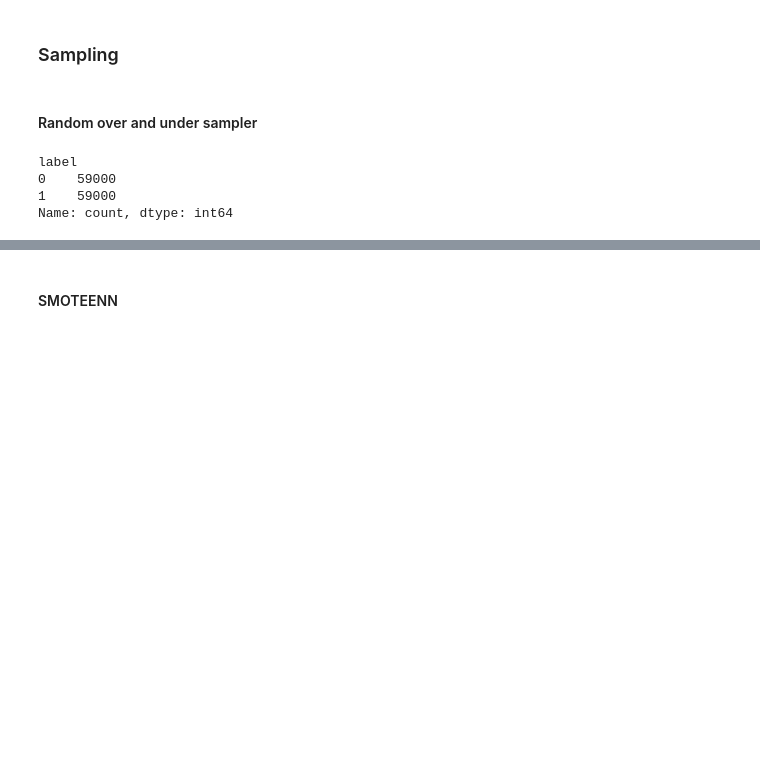
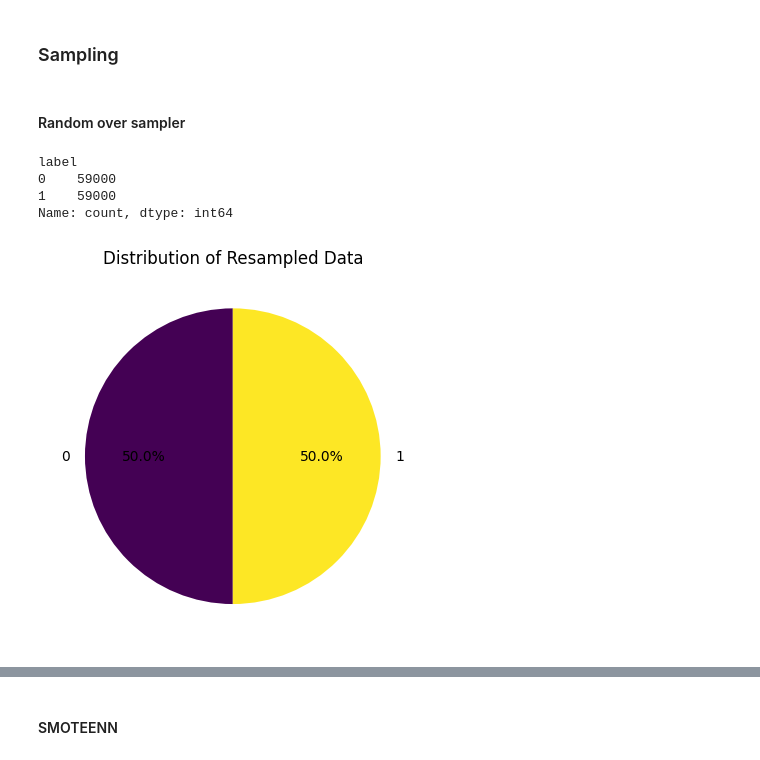
Before and after one commit to Heisenberg-2207/DA5401, a Jupyter notebook: Aniket/assignment7/assignment7.ipynb, the cells around one changed output, grey strips where cells are left out. Cells and saved outputs as stored; diff of their text form; code cells hidden in the pictures; blank space fills up the shorter version.

```diff
--- a/Aniket/assignment7/assignment7.ipynb
+++ b/Aniket/assignment7/assignment7.ipynb
@@ -214,27 +221,31 @@ best_params = {
 # %% [markdown]
 ### Sampling
 # %% [markdown]
-#### Random over and under sampler
+#### Random over sampler
 # %%
 # Apply Random Oversampling to the entire dataset
 oversampler = RandomOverSampler(sampling_strategy='minority', random_state=42)
 X_oversampled, y_oversampled = oversampler.fit_resample(X, y)
 
-# Apply Random Undersampling to the oversampled dataset
-undersampler = RandomUnderSampler(sampling_strategy='majority', random_state=42)
-X_resampled, y_resampled = undersampler.fit_resample(X_oversampled, y_oversampled)
 
 # Split the resampled data into training and testing sets
-X_train_resampled, X_test_resampled, y_train_resampled, y_test_resampled = train_test_split(X_resampled, y_resampled, test_size=0.2, random_state=42)
+X_train_resampled, X_test_resampled, y_train_resampled, y_test_resampled = train_test_split(X_oversampled, y_oversampled, test_size=0.2, random_state=42)
 
 # Combine the Resampled Data into a DataFrame for checking distribution
-df_resampled = pd.DataFrame(X_resampled, columns=[f'feature_{i}' for i in range(X_resampled.shape[1])])
-df_resampled['label'] = y_resampled
+df_oversampled = pd.DataFrame(X_oversampled, columns=[f'feature_{i}' for i in range(X_oversampled.shape[1])])
+df_oversampled['label'] = y_oversampled
 
 # Check the distribution of the new dataset
-print(df_resampled['label'].value_counts())
+print(df_oversampled['label'].value_counts())
+
+# Plot a pie chart of the distribution
+df_oversampled['label'].value_counts().plot.pie(autopct='%1.1f%%', startangle=90, cmap='viridis')
+plt.ylabel('')
+plt.title('Distribution of Resampled Data')
+plt.show()
 # %% [output]
 label
 0    59000
 1    59000
 Name: count, dtype: int64
+[figure, added]
```
Also changed, not shown: parts of 6 cells of this notebook.
